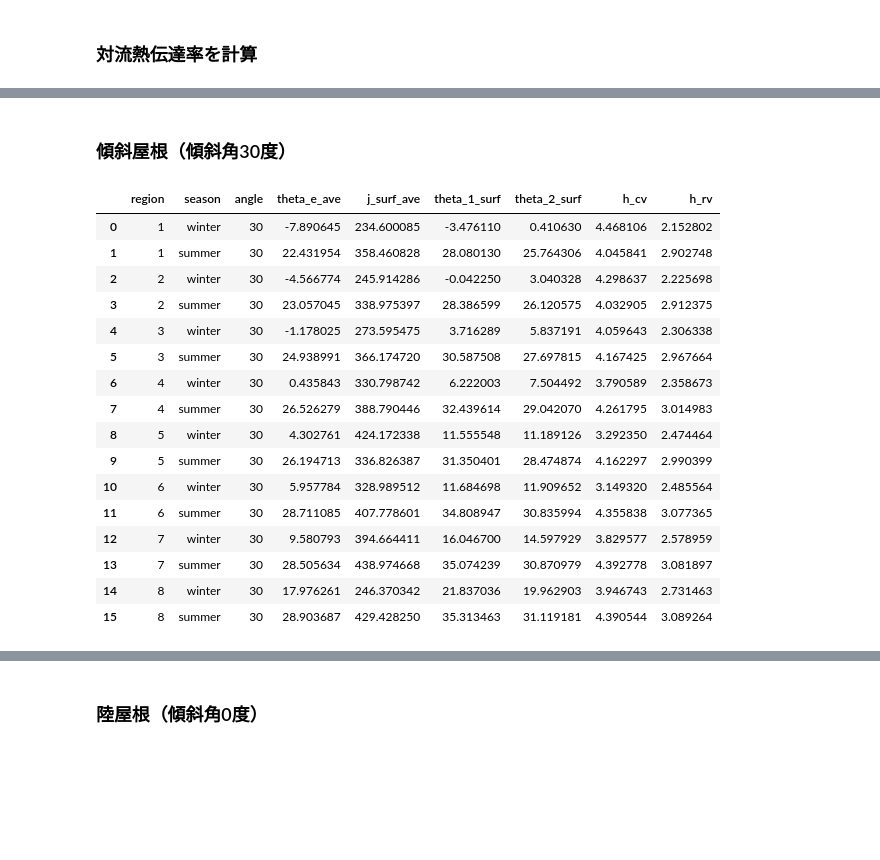
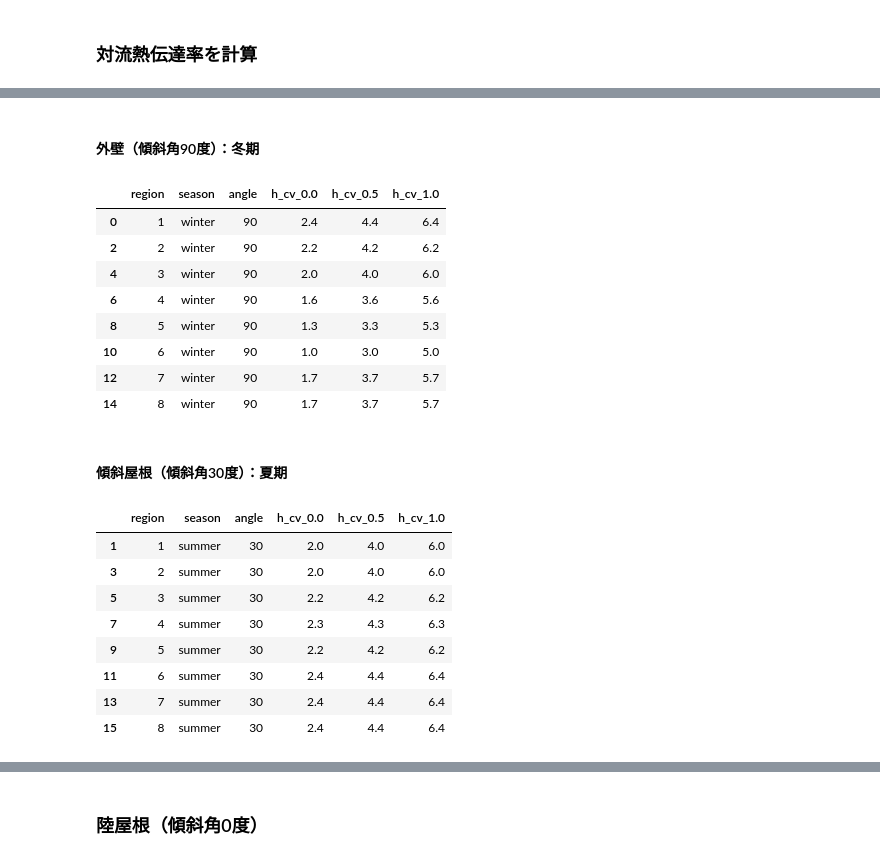
Before and after one commit to BRI-EES-House/03_ventilation_layer, a Jupyter notebook: ventilation_wall_boundary_condition.ipynb, the cells around one changed output, grey strips where cells are left out. Drawn from its saved outputs; the diff is of its cells as text; code cells hidden in the pictures; blank space fills up the shorter version.

```diff
--- a/ventilation_wall_boundary_condition.ipynb
+++ b/ventilation_wall_boundary_condition.ipynb
@@ -222,22 +188,32 @@ df_90
+# %% [markdown]
+#### 外壁（傾斜角90度）：冬期
+# %%
+df_table = df_90.query('season == "winter"')[
+    ['region', 'season', 'angle', 'h_cv_0.0', 'h_cv_0.5', 'h_cv_1.0']]
+df_table.style.set_precision(1)
+# %% [output]
+|  | region | season | angle | h_cv_0.0 | h_cv_0.5 | h_cv_1.0 |
+| 0 | 1 | winter | 90 | 2.4 | 4.4 | 6.4 |
+| 2 | 2 | winter | 90 | 2.2 | 4.2 | 6.2 |
+| 4 | 3 | winter | 90 | 2.0 | 4.0 | 6.0 |
+| 6 | 4 | winter | 90 | 1.6 | 3.6 | 5.6 |
+| 8 | 5 | winter | 90 | 1.3 | 3.3 | 5.3 |
+| 10 | 6 | winter | 90 | 1.0 | 3.0 | 5.0 |
+| 12 | 7 | winter | 90 | 1.7 | 3.7 | 5.7 |
+| 14 | 8 | winter | 90 | 1.7 | 3.7 | 5.7 |
 # %% [markdown]
-### 傾斜屋根（傾斜角30度）
+#### 傾斜屋根（傾斜角30度）：夏期
-# %%
-df_30
-# %% [output]
-|  | region | season | angle | theta_e_ave | j_surf_ave | theta_1_surf | theta_2_surf | h_cv | h_rv |
-| 0 | 1 | winter | 30 | -7.890645 | 234.600085 | -3.476110 | 0.410630 | 4.468106 | 2.152802 |
-| 1 | 1 | summer | 30 | 22.431954 | 358.460828 | 28.080130 | 25.764306 | 4.045841 | 2.902748 |
-| 2 | 2 | winter | 30 | -4.566774 | 245.914286 | -0.042250 | 3.040328 | 4.298637 | 2.225698 |
-| 3 | 2 | summer | 30 | 23.057045 | 338.975397 | 28.386599 | 26.120575 | 4.032905 | 2.912375 |
-| 4 | 3 | winter | 30 | -1.178025 | 273.595475 | 3.716289 | 5.837191 | 4.059643 | 2.306338 |
-| 5 | 3 | summer | 30 | 24.938991 | 366.174720 | 30.587508 | 27.697815 | 4.167425 | 2.967664 |
-| 6 | 4 | winter | 30 | 0.435843 | 330.798742 | 6.222003 | 7.504492 | 3.790589 | 2.358673 |
-| 7 | 4 | summer | 30 | 26.526279 | 388.790446 | 32.439614 | 29.042070 | 4.261795 | 3.014983 |
-| 8 | 5 | winter | 30 | 4.302761 | 424.172338 | 11.555548 | 11.189126 | 3.292350 | 2.474464 |
-| 9 | 5 | summer | 30 | 26.194713 | 336.826387 | 31.350401 | 28.474874 | 4.162297 | 2.990399 |
-| 10 | 6 | winter | 30 | 5.957784 | 328.989512 | 11.684698 | 11.909652 | 3.149320 | 2.485564 |
-| 11 | 6 | summer | 30 | 28.711085 | 407.778601 | 34.808947 | 30.835994 | 4.355838 | 3.077365 |
-| 12 | 7 | winter | 30 | 9.580793 | 394.664411 | 16.046700 | 14.597929 | 3.829577 | 2.578959 |
-| 13 | 7 | summer | 30 | 28.505634 | 438.974668 | 35.074239 | 30.870979 | 4.392778 | 3.081897 |
-| 14 | 8 | winter | 30 | 17.976261 | 246.370342 | 21.837036 | 19.962903 | 3.946743 | 2.731463 |
-| 15 | 8 | summer | 30 | 28.903687 | 429.428250 | 35.313463 | 31.119181 | 4.390544 | 3.089264 |
+# %%
+df_table = df_30.query('season == "summer"')[
+    ['region', 'season', 'angle', 'h_cv_0.0', 'h_cv_0.5', 'h_cv_1.0']]
+df_table.style.set_precision(1)
+# %% [output]
+|  | region | season | angle | h_cv_0.0 | h_cv_0.5 | h_cv_1.0 |
+| 1 | 1 | summer | 30 | 2.0 | 4.0 | 6.0 |
+| 3 | 2 | summer | 30 | 2.0 | 4.0 | 6.0 |
+| 5 | 3 | summer | 30 | 2.2 | 4.2 | 6.2 |
+| 7 | 4 | summer | 30 | 2.3 | 4.3 | 6.3 |
+| 9 | 5 | summer | 30 | 2.2 | 4.2 | 6.2 |
+| 11 | 6 | summer | 30 | 2.4 | 4.4 | 6.4 |
+| 13 | 7 | summer | 30 | 2.4 | 4.4 | 6.4 |
+| 15 | 8 | summer | 30 | 2.4 | 4.4 | 6.4 |
```
Also changed, not shown: parts of 15 cells of this notebook.
